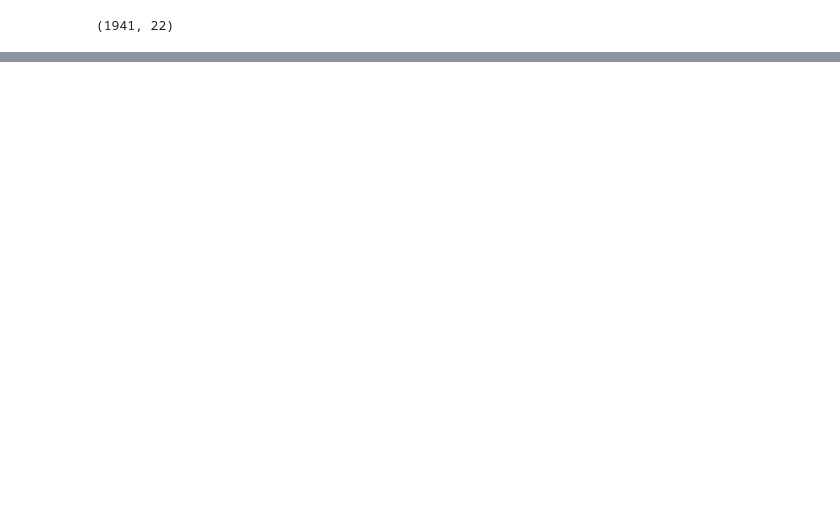
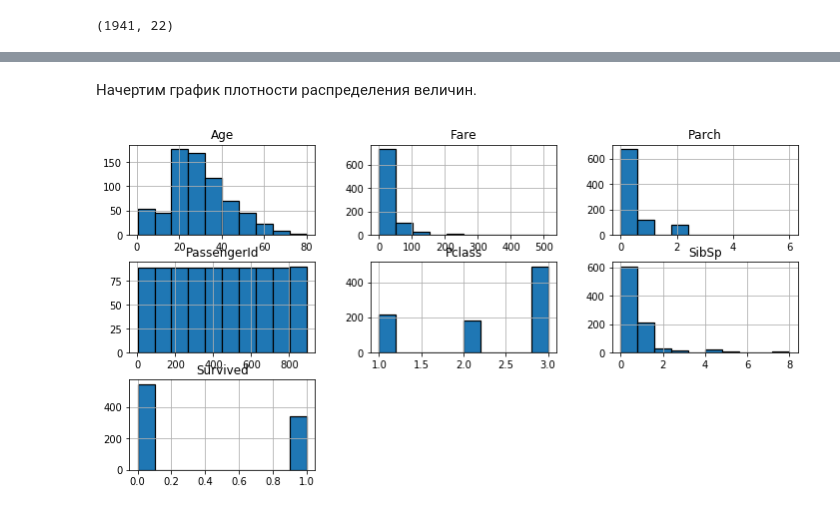
Before and after one commit to SIzrantsev/netology_statistics, a Jupyter notebook: lecture_4.ipynb, the cells around one changed output, grey strips where cells are left out. Drawn from its saved outputs; the diff is of its cells as text; code cells hidden in the pictures; blank space fills up the shorter version.

```diff
--- a/lecture_4.ipynb
+++ b/lecture_4.ipynb
@@ -163,0 +196,5 @@ df_norm.shape
+# %%
+url='http://yustiks.ru/titanic/train.csv'
+s=requests.get(url).content
+data=pd.read_csv(io.StringIO(s.decode('utf-8')))
+data.head()
@@ -163,0 +240,9 @@ df_norm.shape
+# %% [markdown]
+Начертим график плотности распределения величин.
+# %%
+data.hist(edgecolor='black', linewidth=1.2)
+fig=plt.gcf()
+fig.set_size_inches(12,6)
+plt.show()
+# %% [output]
+[figure, added]
```
Also changed, not shown: parts of 114 cells of this notebook.
